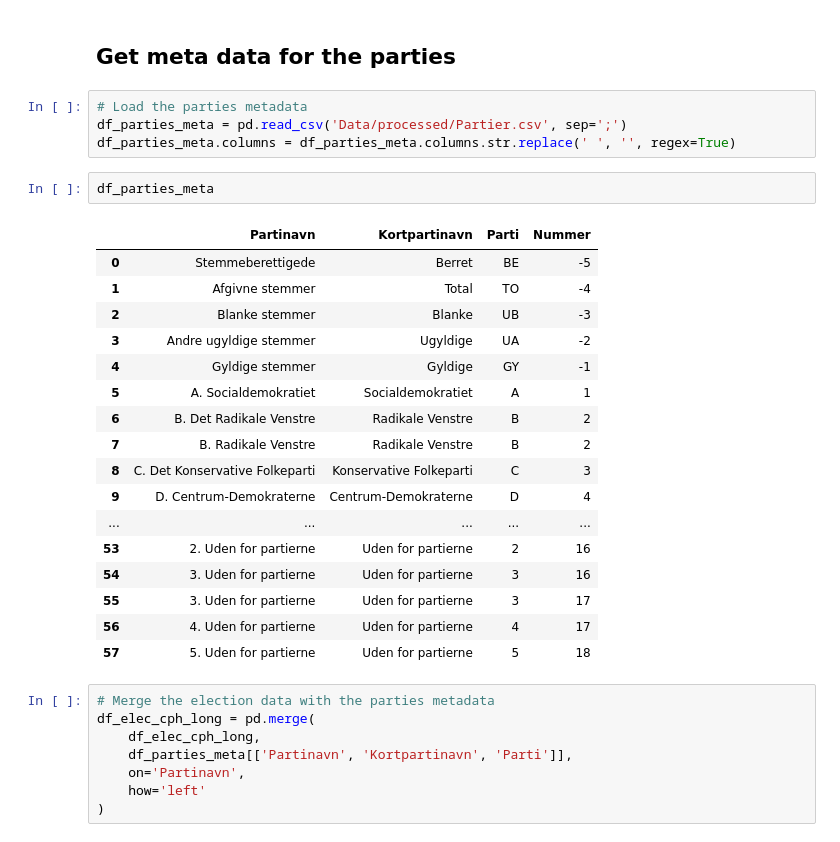
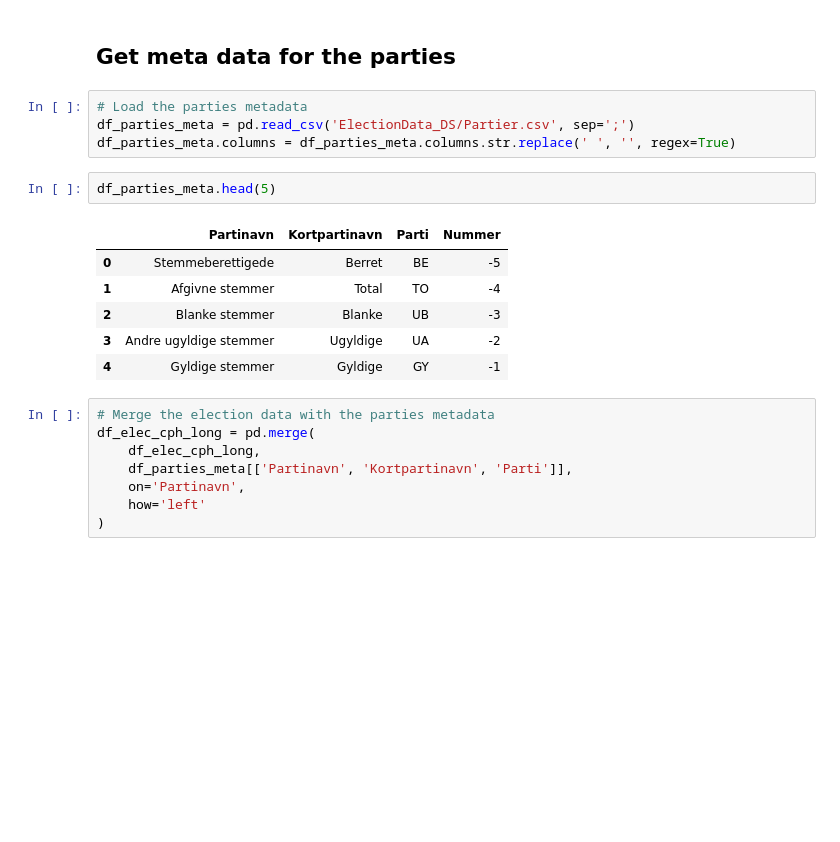
Before and after one commit to johannefranck/SocialData2025_FinalProject, a Jupyter notebook: Project_Data.ipynb, the cells around one changed output. Drawn from its saved outputs; the diff is of its cells as text; blank space fills up the shorter version.

```diff
--- a/Project_Data.ipynb
+++ b/Project_Data.ipynb
@@ -90,28 +341,17 @@ dtype: int64
 ## Get meta data for the parties
 # %%
 # Load the parties metadata
-df_parties_meta = pd.read_csv('Data/processed/Partier.csv', sep=';')
+df_parties_meta = pd.read_csv('ElectionData_DS/Partier.csv', sep=';')
 df_parties_meta.columns = df_parties_meta.columns.str.replace(' ', '', regex=True)
 # %%
-df_parties_meta
+df_parties_meta.head(5)
 # %% [output]
 |  | Partinavn | Kortpartinavn | Parti | Nummer |
 | 0 | Stemmeberettigede | Berret | BE | -5 |
 | 1 | Afgivne stemmer | Total | TO | -4 |
 | 2 | Blanke stemmer | Blanke | UB | -3 |
 | 3 | Andre ugyldige stemmer | Ugyldige | UA | -2 |
 | 4 | Gyldige stemmer | Gyldige | GY | -1 |
-| 5 | A. Socialdemokratiet | Socialdemokratiet | A | 1 |
-| 6 | B. Det Radikale Venstre | Radikale Venstre | B | 2 |
-| 7 | B. Radikale Venstre | Radikale Venstre | B | 2 |
-| 8 | C. Det Konservative Folkeparti | Konservative Folkeparti | C | 3 |
-| 9 | D. Centrum-Demokraterne | Centrum-Demokraterne | D | 4 |
-| ... | ... | ... | ... | ... |
-| 53 | 2. Uden for partierne | Uden for partierne | 2 | 16 |
-| 54 | 3. Uden for partierne | Uden for partierne | 3 | 16 |
-| 55 | 3. Uden for partierne | Uden for partierne | 3 | 17 |
-| 56 | 4. Uden for partierne | Uden for partierne | 4 | 17 |
-| 57 | 5. Uden for partierne | Uden for partierne | 5 | 18 |
 # %%
 # Merge the election data with the parties metadata
 df_elec_cph_long = pd.merge(
```
Also changed, not shown: parts of 25 cells of this notebook, 13 other files.
